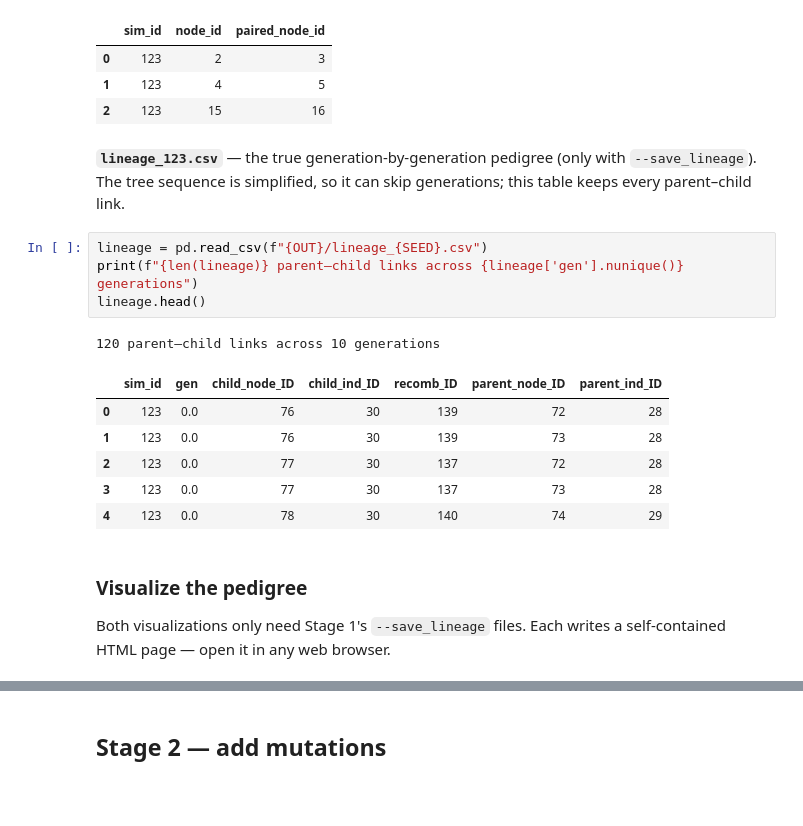
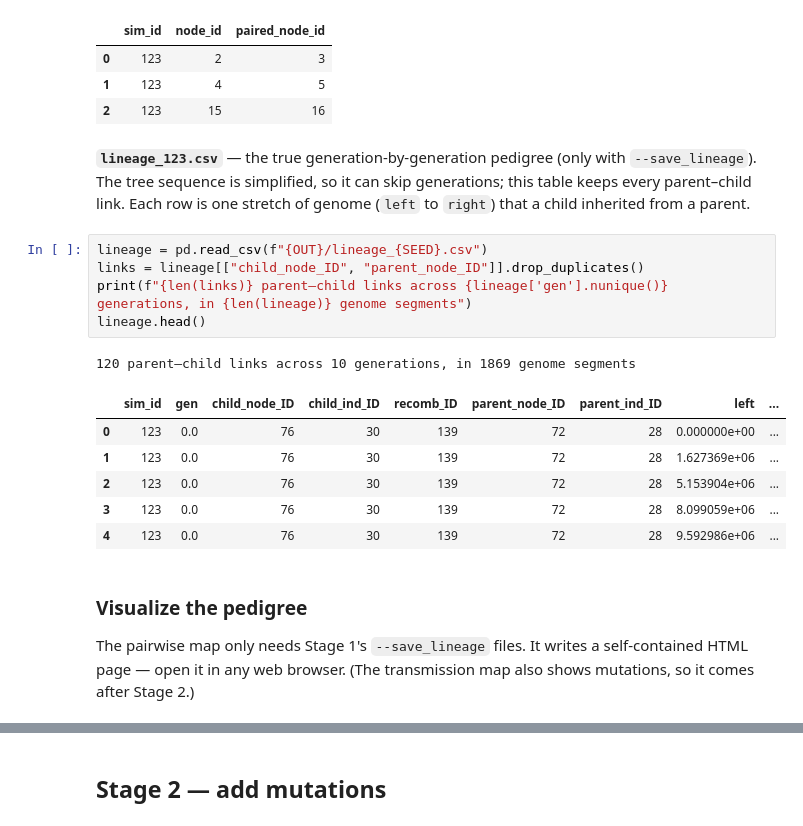
Before and after one commit to mrc-ide/KR_simulator, a Jupyter notebook: notebooks/tutorial.ipynb, the cells around one changed output, grey strips where cells are left out. Saved outputs shown, nothing was run; the diff lists cells and outputs as text; blank space fills up the shorter version.

```diff
--- a/notebooks/tutorial.ipynb
+++ b/notebooks/tutorial.ipynb
@@ -52,21 +52,22 @@ pd.read_csv(f"{OUT}/node_pairs_{SEED}.csv")
 | 1 | 123 | 4 | 5 |
 | 2 | 123 | 15 | 16 |
 # %% [markdown]
-**`lineage_123.csv`** — the true generation-by-generation pedigree (only with `--save_lineage`). The tree sequence is simplified, so it can skip generations; this table keeps every parent–child link.
+**`lineage_123.csv`** — the true generation-by-generation pedigree (only with `--save_lineage`). The tree sequence is simplified, so it can skip generations; this table keeps every parent–child link. Each row is one stretch of genome (`left` to `right`) that a child inherited from a parent.
 # %%
 lineage = pd.read_csv(f"{OUT}/lineage_{SEED}.csv")
-print(f"{len(lineage)} parent–child links across {lineage['gen'].nunique()} generations")
+links = lineage[["child_node_ID", "parent_node_ID"]].drop_duplicates()
+print(f"{len(links)} parent–child links across {lineage['gen'].nunique()} generations, in {len(lineage)} genome segments")
 lineage.head()
 # %% [output]
-120 parent–child links across 10 generations
+120 parent–child links across 10 generations, in 1869 genome segments
-|  | sim_id | gen | child_node_ID | child_ind_ID | recomb_ID | parent_node_ID | parent_ind_ID |
-| 0 | 123 | 0.0 | 76 | 30 | 139 | 72 | 28 |
-| 1 | 123 | 0.0 | 76 | 30 | 139 | 73 | 28 |
-| 2 | 123 | 0.0 | 77 | 30 | 137 | 72 | 28 |
-| 3 | 123 | 0.0 | 77 | 30 | 137 | 73 | 28 |
-| 4 | 123 | 0.0 | 78 | 30 | 140 | 74 | 29 |
+|  | sim_id | gen | child_node_ID | child_ind_ID | recomb_ID | parent_node_ID | parent_ind_ID | left | ... |
+| 0 | 123 | 0.0 | 76 | 30 | 139 | 72 | 28 | 0.000000e+00 | ... |
+| 1 | 123 | 0.0 | 76 | 30 | 139 | 72 | 28 | 1.627369e+06 | ... |
+| 2 | 123 | 0.0 | 76 | 30 | 139 | 72 | 28 | 5.153904e+06 | ... |
+| 3 | 123 | 0.0 | 76 | 30 | 139 | 72 | 28 | 8.099059e+06 | ... |
+| 4 | 123 | 0.0 | 76 | 30 | 139 | 72 | 28 | 9.592986e+06 | ... |
 # %% [markdown]
 ### Visualize the pedigree
 
-Both visualizations only need Stage 1's `--save_lineage` files. Each writes a self-contained HTML page — open it in any web browser.
+The pairwise map only needs Stage 1's `--save_lineage` files. It writes a self-contained HTML page — open it in any web browser. (The transmission map also shows mutations, so it comes after Stage 2.)
 # %%
```
Also changed, not shown: parts of 7 cells of this notebook, 10 other files.
